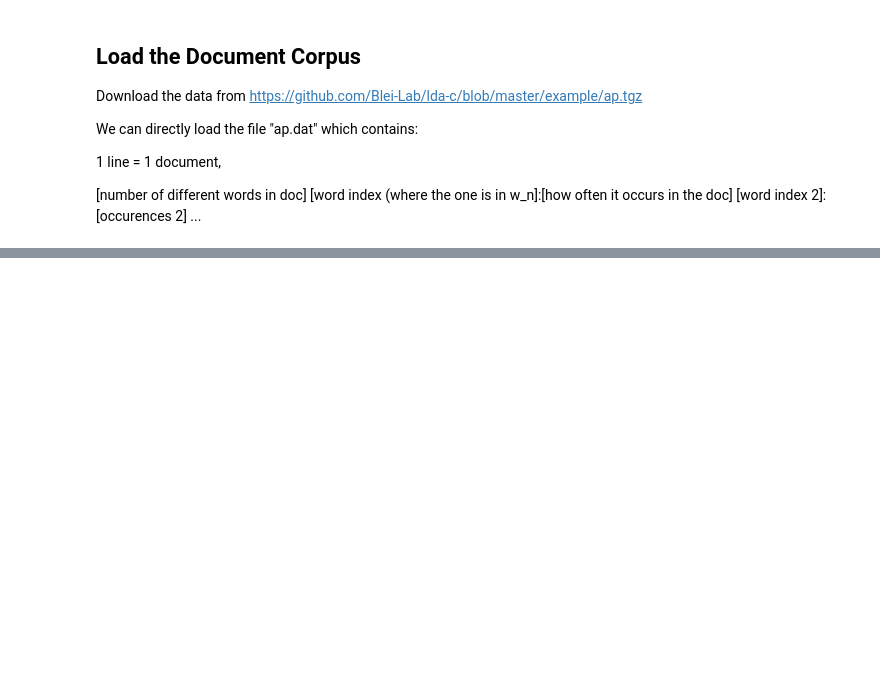
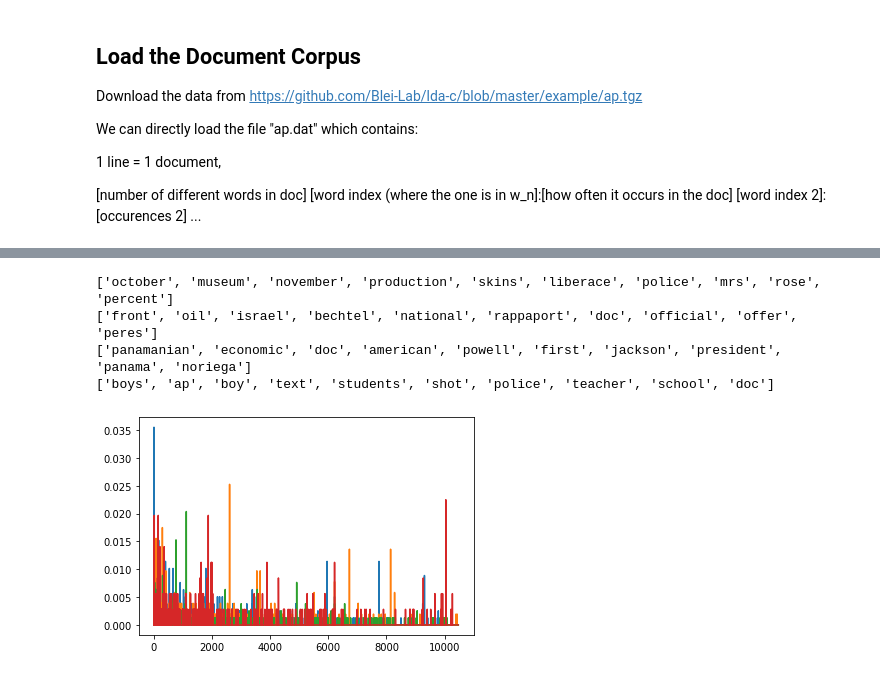
Before and after one commit to PeterSteiglechner/AdvML, a Jupyter notebook: Untitled.ipynb, the cells around one changed output, grey strips where cells are left out. Drawn from its saved outputs; the diff is of its cells as text; code cells hidden in the pictures; blank space fills up the shorter version.

```diff
--- a/Untitled.ipynb
+++ b/Untitled.ipynb
@@ -198,19 +198,19 @@ def update_alpha(alpha, gamma, k, M, max_iter=50, tol=0.0001):
     counter = 0
     check = False # flag for convergence
 
-    temp = 0
+    temp_1 = 0
     for d in range(M):
-        temp = np.sum(special.polygamma(0, gamma[d])) - np.sum(special.polygamma(0, np.sum(gamma, axis=1)))
+        temp_1 = np.sum(special.polygamma(0, gamma[d])) - np.sum(special.polygamma(0, np.sum(gamma, axis=1)))
 
     while(not check):
 
         if np.isnan(alpha).any():
-            alpha = np.ones([M,k])*0.5 # re-intialize to avoid error
+            alpha = np.ones([M,k]) * 50/k # re-intialize to avoid error
         else:
             counter += 1
 
             gradient = M * (k * special.polygamma(1, alpha) - special.polygamma(1, k*alpha))
-            gradient = gradient + temp
+            gradient = gradient + temp_1
 
             hessian = M * k * (k * special.polygamma(2, k*alpha) - special.polygamma(2, alpha))
 
@@ -248,7 +248,7 @@ def M_step(phi, gamma, alpha, documents, vocabulary, k, M):
     return alpha, beta
 # %%
 k = 4
-corpus = corpus[:5]
+corpus = corpus[:15]
 M = len(corpus)
 # %%
 def variational_EM(Phi_init, gamma_init, alpha_init, Beta_init, documents, vocabulary, k, M):
@@ -287,5 +287,6 @@ def variational_EM(Phi_init, gamma_init, alpha_init, Beta_init, documents, vocab
 # %%
 alpha_init, beta_init, gamma_init, phi_init = initialize_parameters(corpus, vocabulary, k, M)
 # %%
-phi, gamma, likelihood = E_step(phi, gamma, alpha, beta, corpus, vocabulary, k, M)
+phi, gamma, alpha, beta, likelihood = \
+        variational_EM(phi_init, gamma_init, alpha_init, beta_init, corpus, vocabulary, k, M)
 # %% [output]
@@ -303,2 +309,0 @@ array([[123.0665215 ,  51.78779227,  64.72712337,  27.41856286],
-# %%
-alpha, beta = M_step(phi, gamma, alpha, corpus, vocabulary, k, M)
@@ -335,0 +328,12 @@ array([[8.30766912e-76, 8.30766912e-76, 8.30766912e-76, 8.30766912e-76],
+# %%
+for l in range(k):
+    beta_topic = beta[l,:]
+    beta_topic_top4 = np.argsort(beta_topic)[-10:]
+    plt.plot(beta_topic)
+    print([w for w in np.array(vocabulary)[beta_topic_top4][:]])
+# %% [output]
+['october', 'museum', 'november', 'production', 'skins', 'liberace', 'police', 'mrs', 'rose', 'percent']
+['front', 'oil', 'israel', 'bechtel', 'national', 'rappaport', 'doc', 'official', 'offer', 'peres']
+['panamanian', 'economic', 'doc', 'american', 'powell', 'first', 'jackson', 'president', 'panama', 'noriega']
+['boys', 'ap', 'boy', 'text', 'students', 'shot', 'police', 'teacher', 'school', 'doc']
+[figure, added]
```
Also changed, not shown: parts of 5 cells of this notebook.
